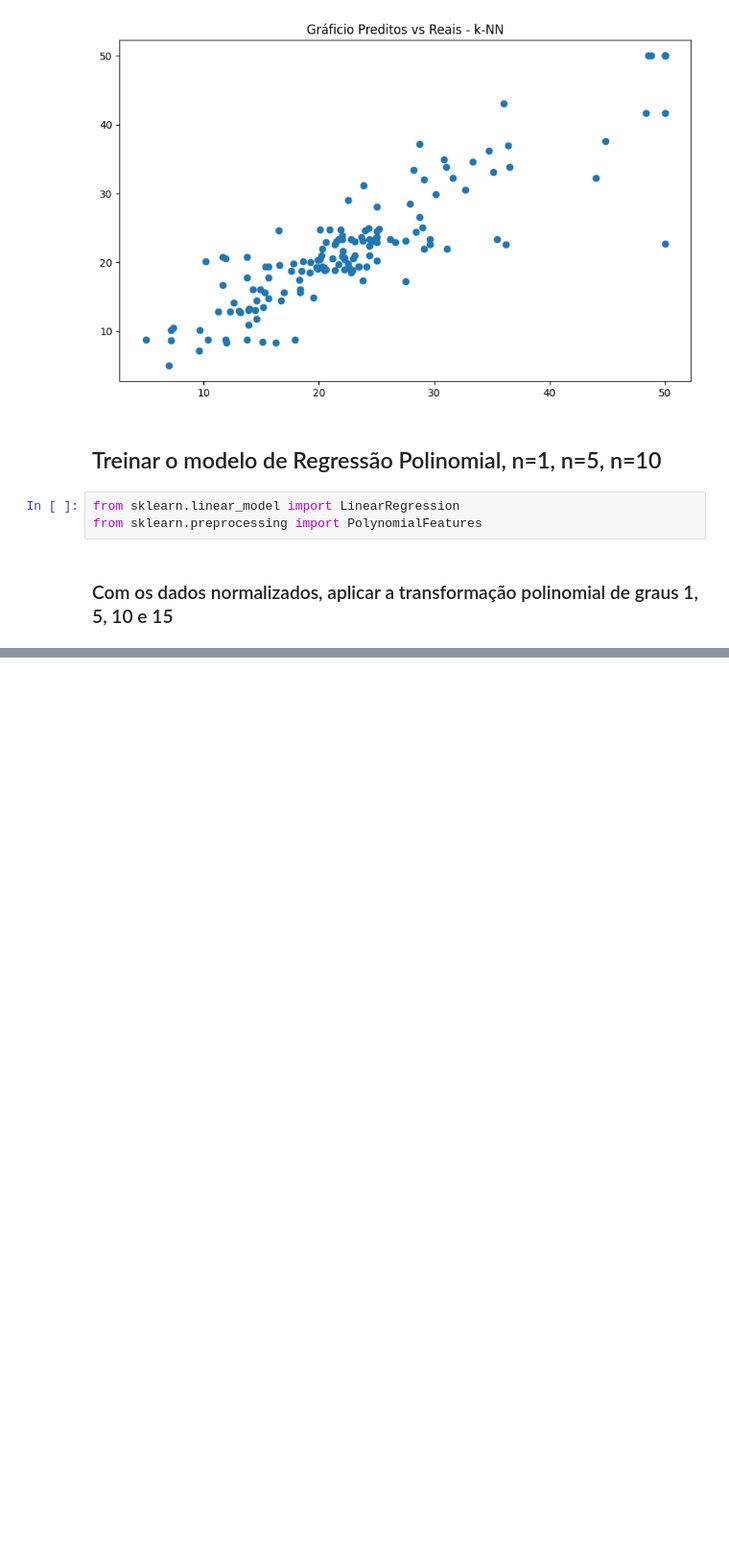
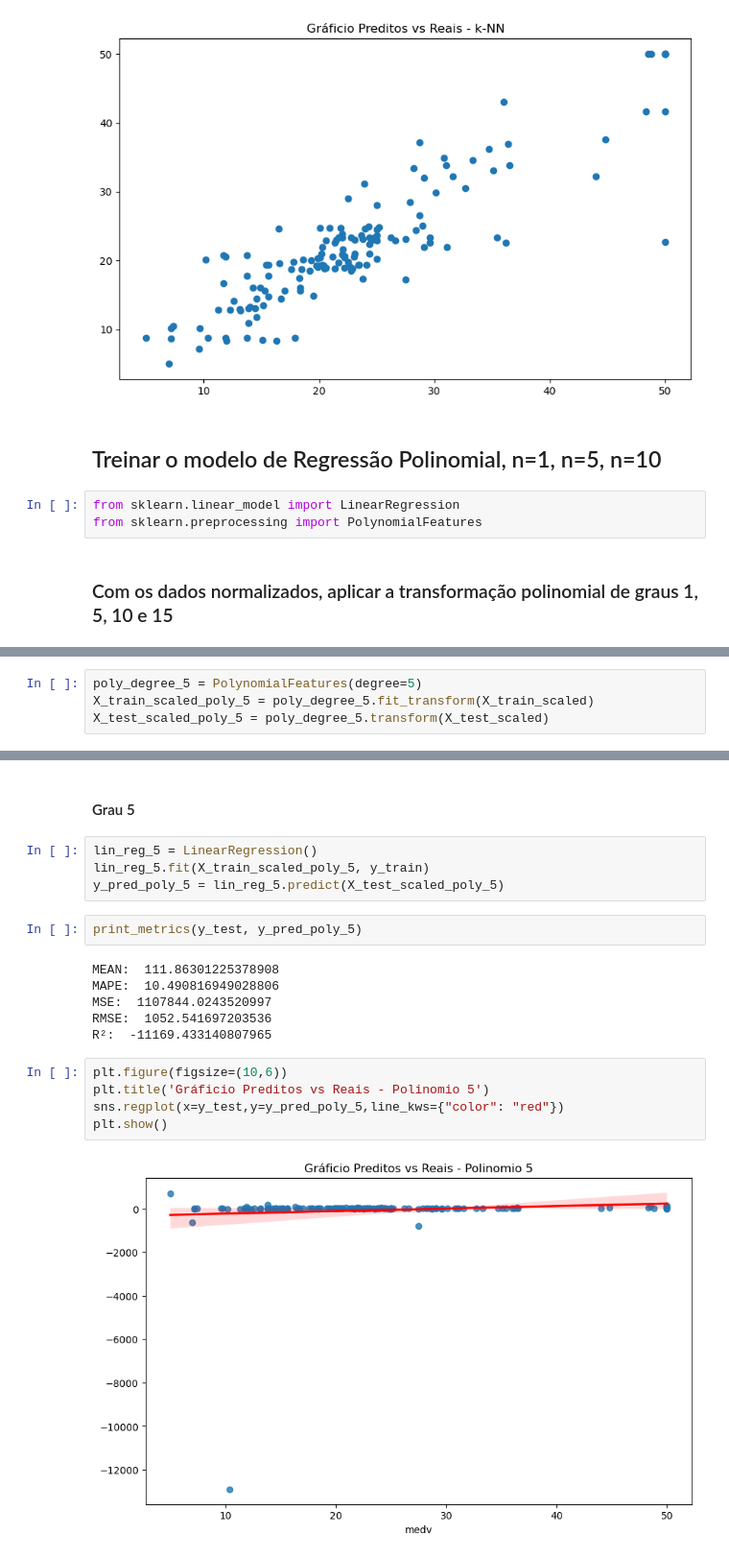
Before and after one commit to Lenoxel/modelos-preditivos-classicos, a Jupyter notebook: notebooks/atividade-05/atividade_05.ipynb, the cells around one changed output, grey strips where cells are left out. Shown at 96% size. Cells and saved outputs as stored; diff of their text form; blank space fills up the shorter version.

```diff
--- a/notebooks/atividade-05/atividade_05.ipynb
+++ b/notebooks/atividade-05/atividade_05.ipynb
@@ -420,0 +402,4 @@ Grau 10
+# %%
+poly_degree_5 = PolynomialFeatures(degree=5)
+X_train_scaled_poly_5 = poly_degree_5.fit_transform(X_train_scaled)
+X_test_scaled_poly_5 = poly_degree_5.transform(X_test_scaled)
@@ -420,0 +445,21 @@ Grau 10
+# %% [markdown]
+#### Grau 5
+# %%
+lin_reg_5 = LinearRegression()
+lin_reg_5.fit(X_train_scaled_poly_5, y_train)
+y_pred_poly_5 = lin_reg_5.predict(X_test_scaled_poly_5)
+# %%
+print_metrics(y_test, y_pred_poly_5)
+# %% [output]
+MEAN:  111.86301225378908
+MAPE:  10.490816949028806
+MSE:  1107844.0243520997
+RMSE:  1052.541697203536
+R²:  -11169.433140807965
+# %%
+plt.figure(figsize=(10,6))
+plt.title('Gráficio Preditos vs Reais - Polinomio 5')
+sns.regplot(x=y_test,y=y_pred_poly_5,line_kws={"color": "red"})
+plt.show()
+# %% [output]
+[figure, added]
```
Also changed, not shown: parts of 49 cells of this notebook, 2 other files.
